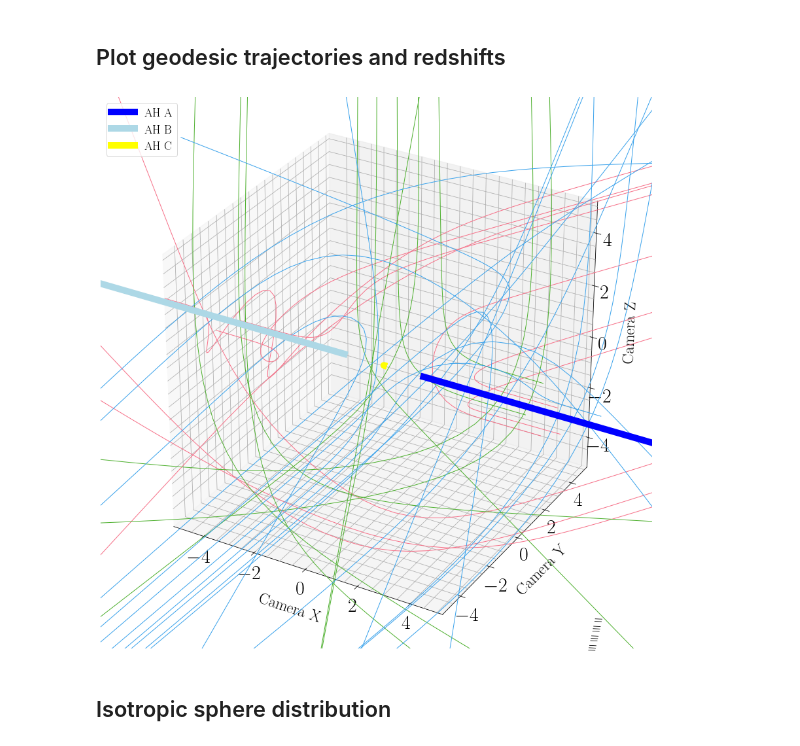
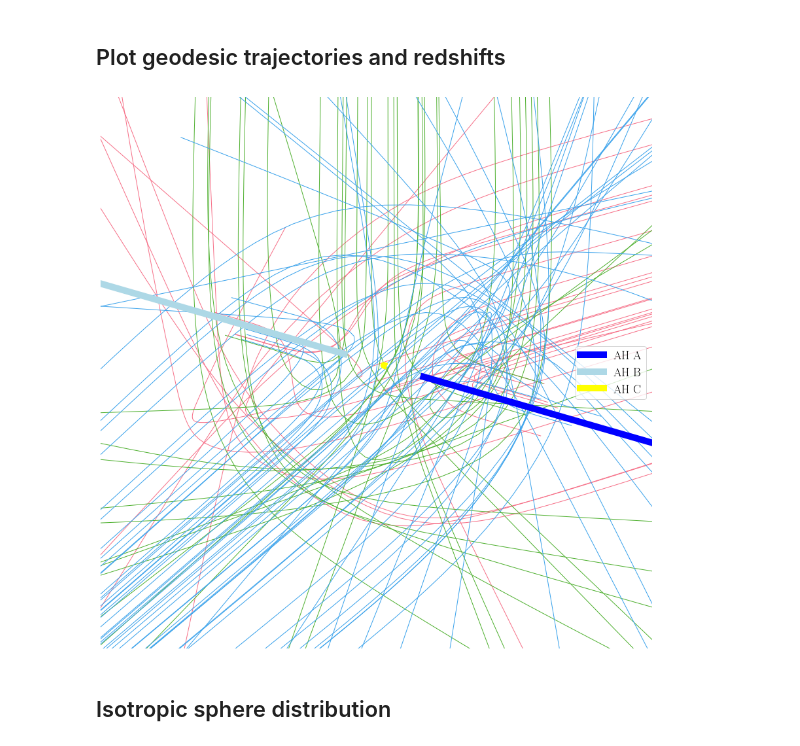
Before and after one commit to mariaokounkova/TracingMerger, a Jupyter notebook: Analysis.ipynb, the cells around one changed output. Drawn from its saved outputs; the diff is of its cells as text; code cells hidden in the pictures.

Commit message:
Analysis: Updated sphere tiling plot
Update plot (only for the authors) of the sphere isotropically
tiled with pinhole cameras

```diff
--- a/Analysis.ipynb
+++ b/Analysis.ipynb
@@ -383,43 +385,45 @@ def ReadRedshiftGetTrajectoriesFromH5(p, n):
 def PlotGetTrajectoriesFromH5(p_arr, figname):
 
     def plot_trajectories_file(p, color):
-        for n in np.arange(0, 1000, 5):
+        for n in np.arange(0, 1000, 1):
             t, p0, x, y, z = ReadRedshiftGetTrajectoriesFromH5(p, n)
             horizon_dist = min_distance_to_horizon(t, x, y, z)
-            if (horizon_dist < 5):
+            if (horizon_dist < 3):
                 ax.plot(x, y, z, lw=1.0, color=color)
 
     fig = plt.figure(figsize=(12,12))
     ax = fig.add_subplot(111, projection='3d')
 
     cs = sns.color_palette('husl', n_colors=len(p_arr))
     for p, i in zip(p_arr, range(len(p_arr))):
         plot_trajectories_file(p, cs[i])
 
     ## Add in the horizons
     for horizon, color in zip(["A", "B", "C"], ["blue", "lightblue", "yellow"]):
         t_h, x_h, y_h, z_h = read_horizon_trajectories(horizon)
         plt.plot(x_h, y_h, z_h, label="AH " + horizon, color=color, lw = 10.0)
 
     #ax.scatter([0.0], [0.0], [0.0], color='red', s =100, marker='+')
     ax.set_xlabel('Camera X',labelpad=20)
     ax.set_ylabel('Camera Y', labelpad=20)
     ax.set_zlabel('Camera Z', labelpad=20)
     lim = 5
     ax.set_xlim(-lim, lim)
     ax.set_ylim(-lim, lim)
     ax.set_zlim(-lim, lim)
+    ax.set_axis_off()
 
     plt.legend()
     plt.tight_layout()
     plt.savefig('Histories_' + figname + '.pdf')
     plt.show()
 
 
-PlotGetTrajectoriesFromH5(['Data/TraceHeadOn_86_0_50/', 'Data/TraceHeadOn_0_0_100/', 'Data/TraceHeadOn_-43_-74_-49'], 'Temp')
-#PlotGetTrajectoriesFromH5('Data/TraceHeadOn_Lev2_Start270/', 'Temp')
+PlotGetTrajectoriesFromH5(['Data/TraceHeadOn_86_0_50/', 'Data/TraceHeadOn_0_0_100/', \
+                           'Data/TraceHeadOn_-43_-74_-49'], '3Camera')
+#PlotGetTrajectoriesFromH5(['Data/TraceHeadOn_0_0_100'], 'Focused')
 # %% [output]
-[figure, old version]
+[figure, new version]
 # %%
 ## Plot redshift with time
 def PlotRedshiftsGetTrajectoriesFromH5Time(p, figname):
```
Also changed, not shown: parts of 2 cells of this notebook.
